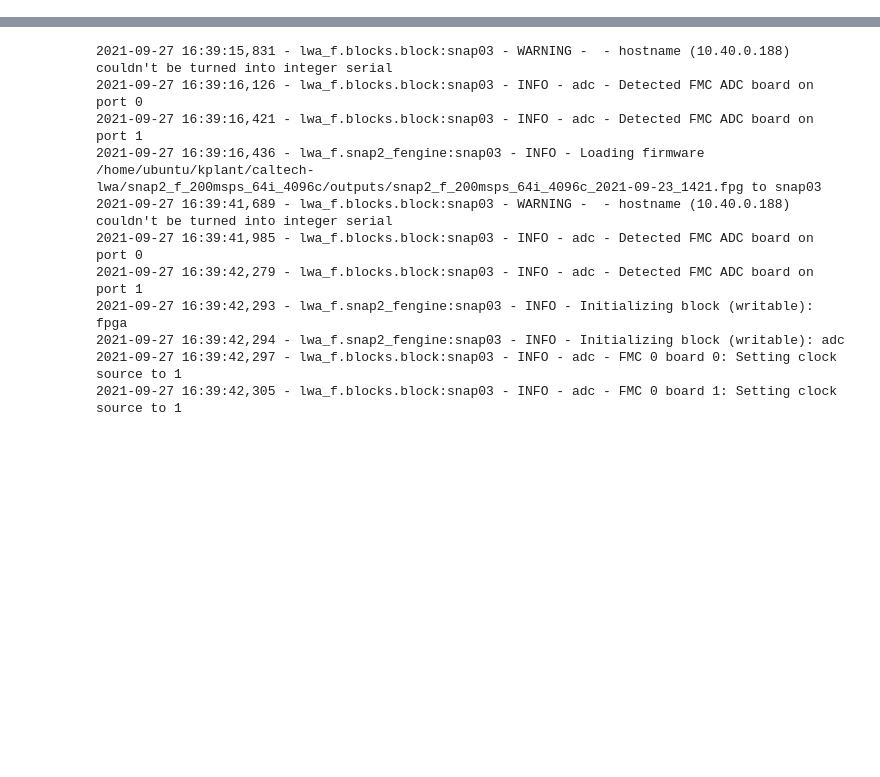
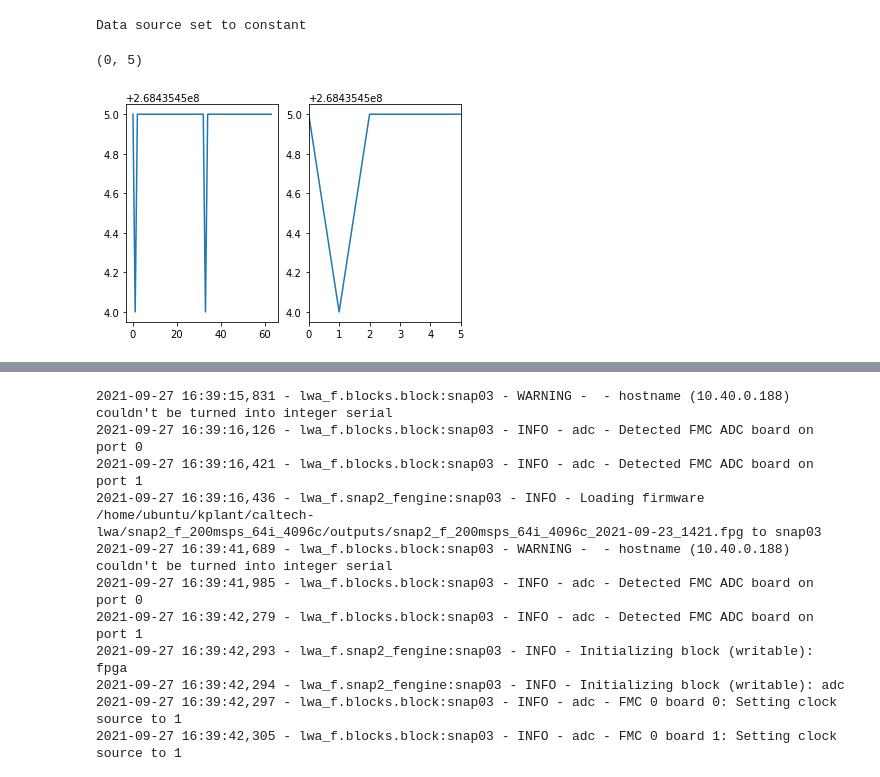
Before and after one commit to realtimeradio/caltech-lwa, a Jupyter notebook: cosmic_ray_scripts/snap2_control/individual_antenna_threshold_scan.ipynb, the cells around one changed output, grey strips where cells are left out. Drawn from its saved outputs; the diff is of its cells as text; code cells hidden in the pictures; blank space fills up the shorter version.

```diff
--- a/cosmic_ray_scripts/snap2_control/individual_antenna_threshold_scan.ipynb
+++ b/cosmic_ray_scripts/snap2_control/individual_antenna_threshold_scan.ipynb
@@ -23,0 +172,28 @@ brdname='snap03'
+# %%
+#version 2.1
+n=2
+setup_data_source(casperbrd,"constant")
+
+setvalue(casperbrd,"trigger_power_thresh","cr_registers.xlsx",n**2)
+setvalue(casperbrd,"veto_power_thresh","cr_registers.xlsx",n**2)
+
+getvalue(casperbrd,"trigger_power_thresh","cr_registers.xlsx")
+time.sleep(2)  #have to wait for it to update
+#core,veto = old_read_threshold_rates(casperbrd3)
+#plt.subplot(121)
+#plt.plot(core)
+#plt.subplot(122)
+#plt.plot(veto)
+
+plt.subplot(121)
+values1=struct.unpack('>32l',casperbrd.read("cosmic_ray_thresh_rate2",32*4,0))
+values2=struct.unpack('>32l',casperbrd.read("cosmic_ray_thresh_rate2",32*4,0))
+plt.plot(np.concatenate((values1,values2)))
+
+plt.subplot(122)
+plt.plot(np.concatenate((values1,values2)))
+plt.xlim(0,5)
+# %% [output]
+Data source set to constant
+(0, 5)
+[figure, added]
```
Also changed, not shown: parts of 18 cells of this notebook, 1 other file.
